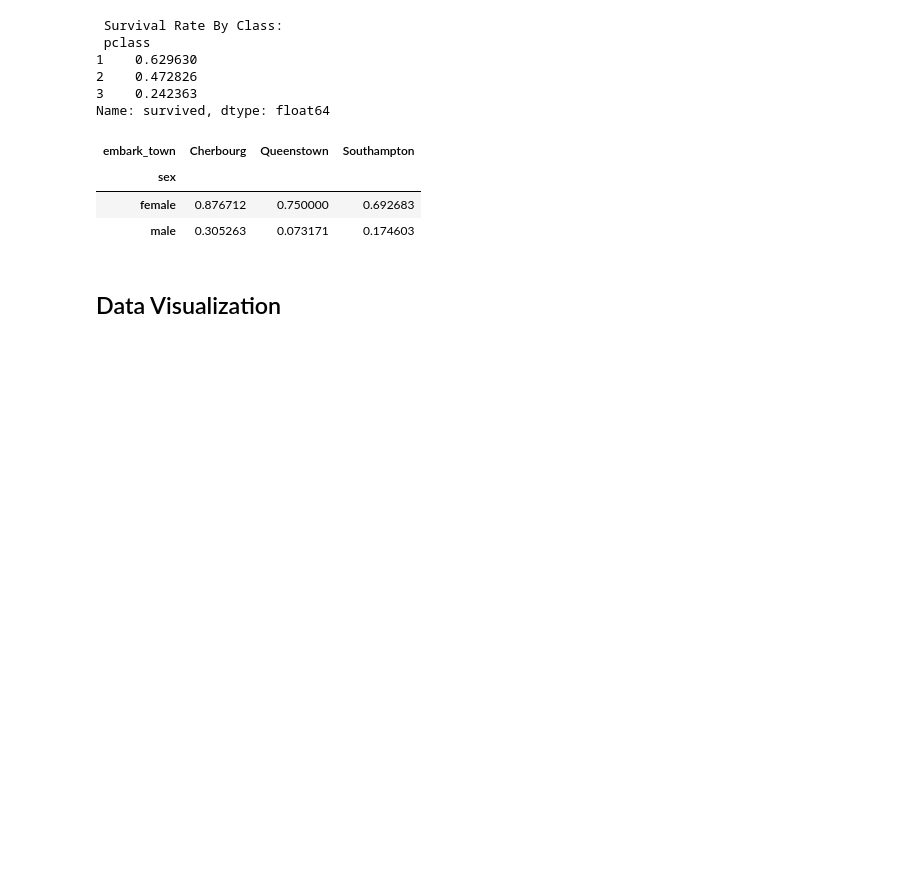
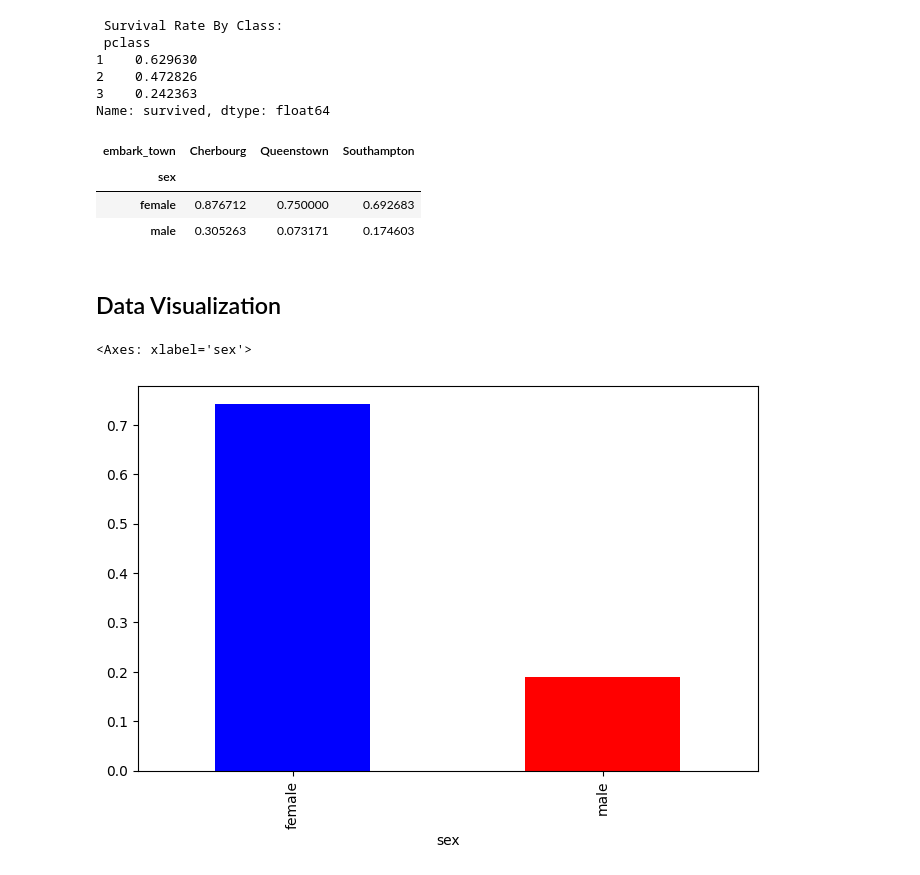
Before and after one commit to Muhammad-Ahmad618/AI-Course, a Jupyter notebook: Titanic Data Analysis.ipynb, the cells around one changed output. Saved outputs shown, nothing was run; the diff lists cells and outputs as text; code cells hidden in the pictures; blank space fills up the shorter version.

Commit message:
Update 8 (Titanic Analysis and visualization Complete)

```diff
--- a/Titanic Data Analysis.ipynb
+++ b/Titanic Data Analysis.ipynb
@@ -156,3 +156,8 @@ pd.crosstab(data['sex'],data['embark_town'], values=data['survived'], aggfunc='m
 | male | 0.305263 | 0.073171 | 0.174603 |
 # %% [markdown]
 ## Data Visualization
+# %%
+data.groupby('sex')['survived'].mean().plot(kind='bar' , color=['blue', 'red'], figsize=(8,5))
+# %% [output]
+<Axes: xlabel='sex'>
+[figure, added]
```
Also changed, not shown: parts of 2 cells of this notebook.
